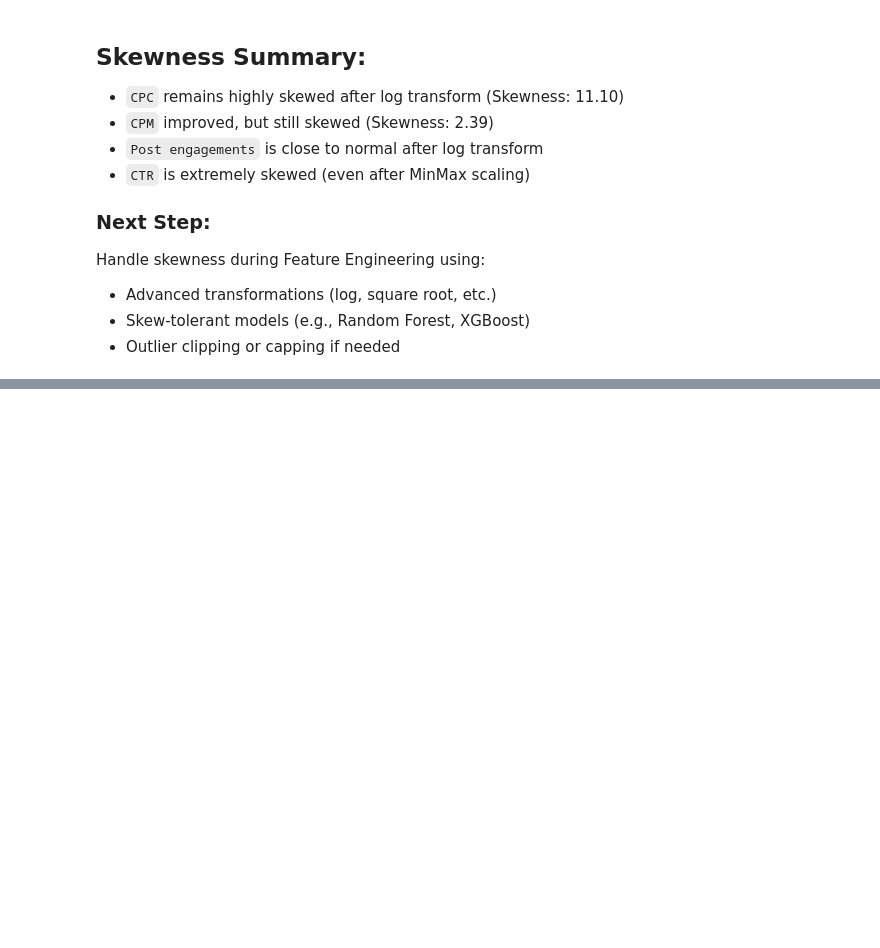
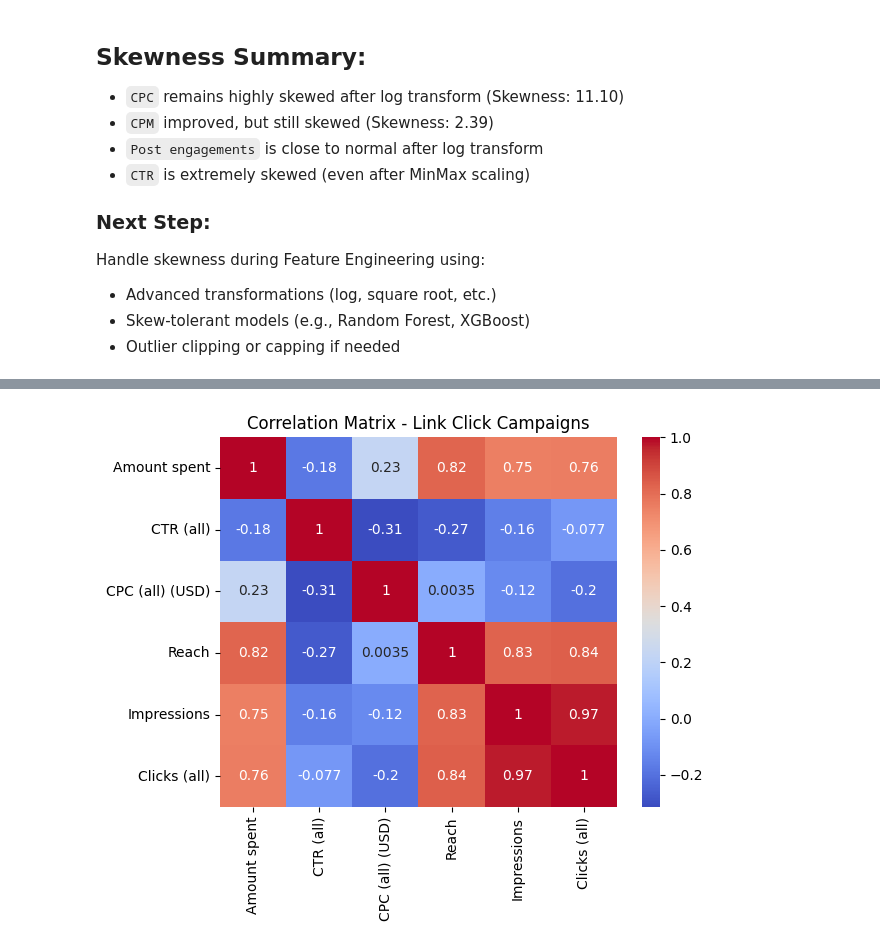
Before and after one commit to ghassantaleb/orange-tunisie-branding-analytics, a Jupyter notebook: notebooks/eda.ipynb, the cells around one changed output, grey strips where cells are left out. Saved outputs shown, nothing was run; the diff lists cells and outputs as text; code cells hidden in the pictures; blank space fills up the shorter version.

```diff
--- a/notebooks/eda.ipynb
+++ b/notebooks/eda.ipynb
@@ -140,0 +244,10 @@ Handle skewness during Feature Engineering using:
+# %%
+traffic_kpis = ['Amount spent', 'CTR (all)', 'CPC (all) (USD)', 'Reach', 'Impressions', 'Clicks (all)']
+
+corr_traffic = traffic_df[traffic_kpis].corr()
+
+sns.heatmap(corr_traffic, annot=True, cmap="coolwarm")
+plt.title("Correlation Matrix - Link Click Campaigns")
+plt.show()
+# %% [output]
+[figure, added]
```
Also changed, not shown: parts of 55 cells of this notebook.
